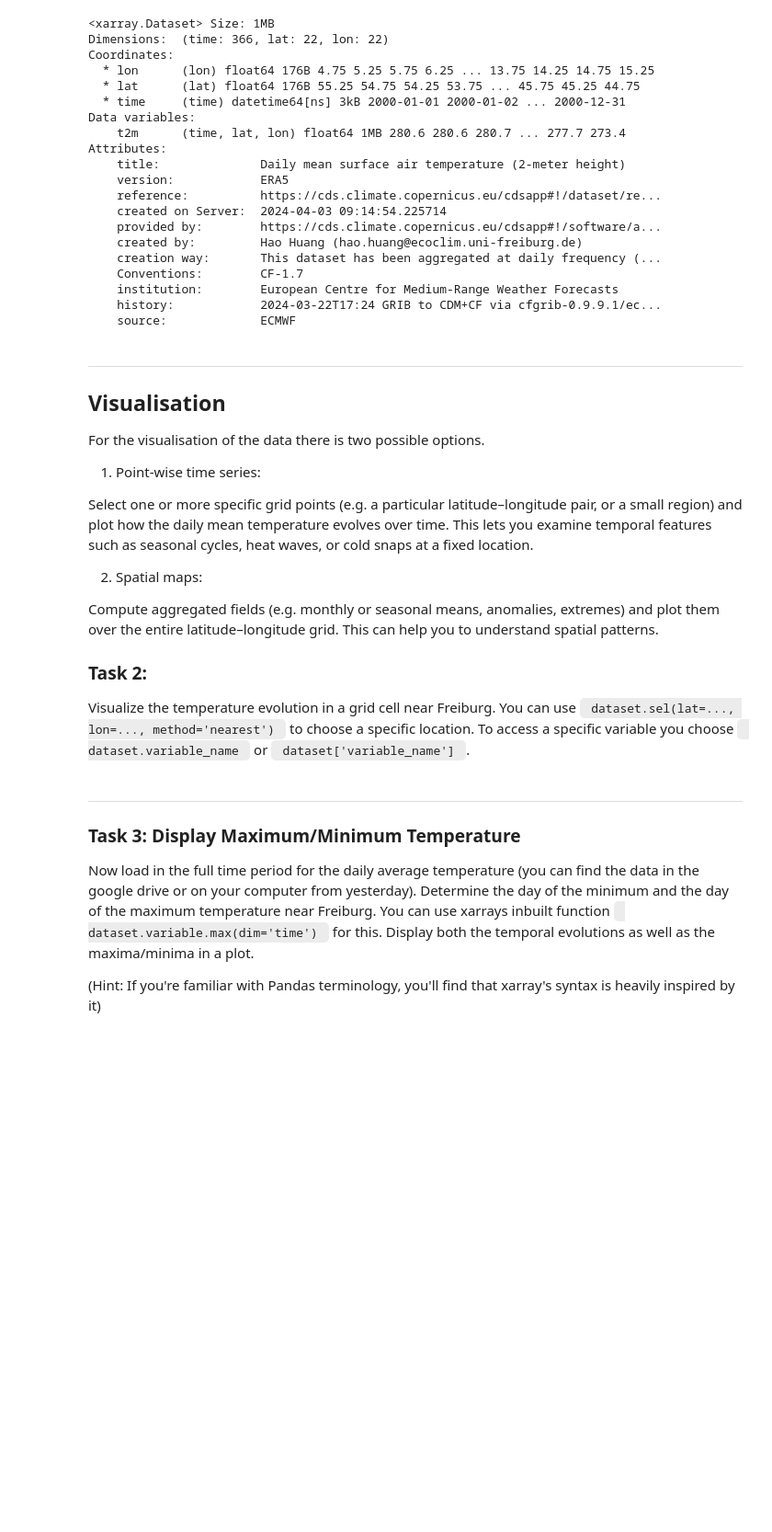
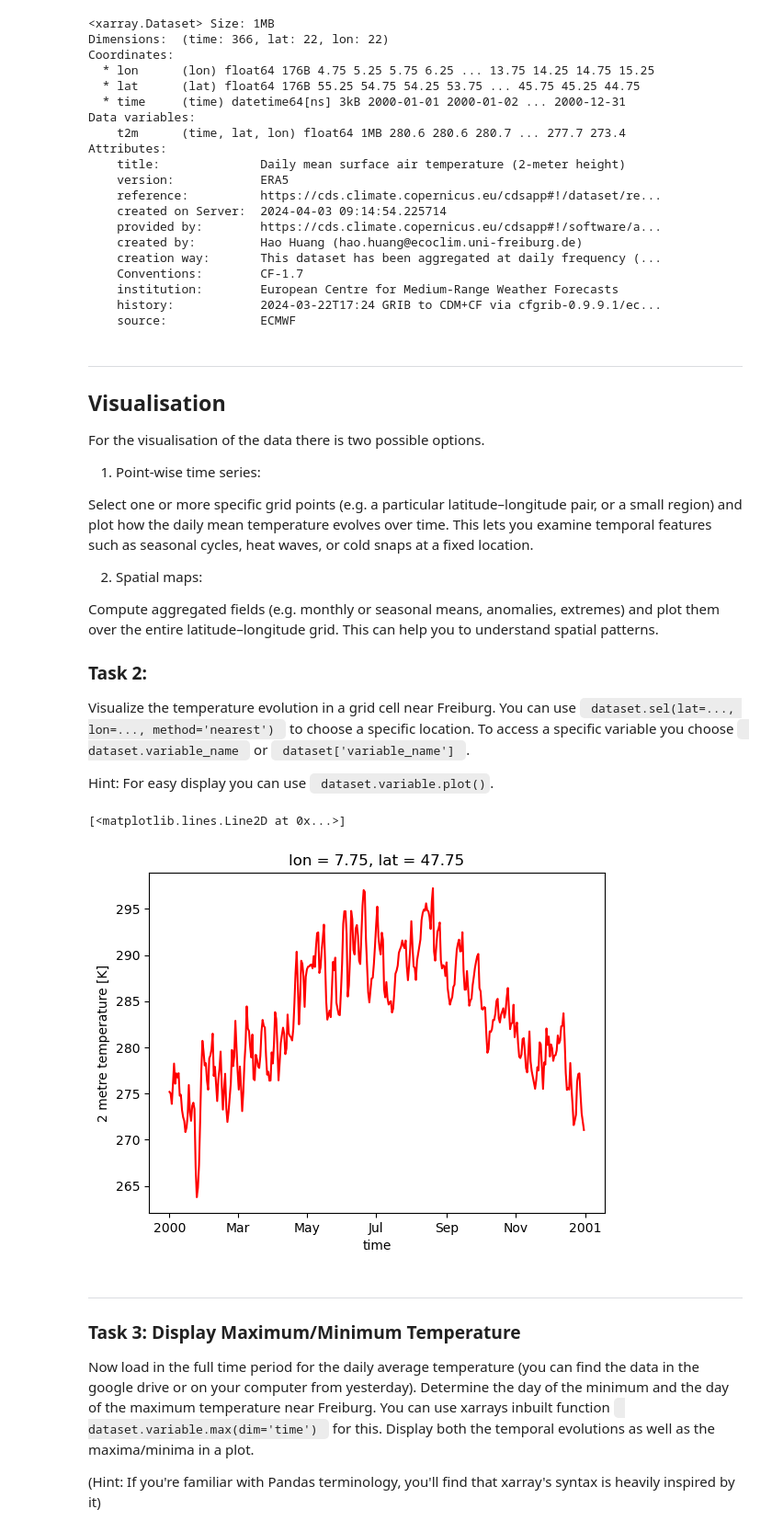
Before and after one commit to piaecoclim/applied_landsurface_modeling, a Jupyter notebook: NetCDFTutorial/netCDF_Tutorial_Students.ipynb, the cells around one changed output. Shown at 92% size. Cells and saved outputs as stored; diff of their text form; code cells hidden in the pictures; blank space fills up the shorter version.

```diff
--- a/NetCDFTutorial/netCDF_Tutorial_Students.ipynb
+++ b/NetCDFTutorial/netCDF_Tutorial_Students.ipynb
@@ -75,3 +75,5 @@ Compute aggregated fields (e.g. monthly or seasonal means, anomalies, extremes)
 
 ### Task 2:
 Visualize the temperature evolution in a grid cell near Freiburg. You can use <code> dataset.sel(lat=..., lon=..., method='nearest') </code> to choose a specific location. To access a specific variable you choose <code> dataset.variable_name </code> or <code> dataset['variable_name'] </code>.
+
+Hint: For easy display you can use <code> dataset.variable.plot()</code>.
@@ -82,3 +80,11 @@ temp_freiburg = #add your code here
+# %%
+temp_freiburg = data.sel(lon=7.85, lat=47.99, method='nearest')
+#add code for visualisation
+fig, ax = plt.subplots()
+temp_freiburg.t2m.plot(ax=ax, color='red', label='Freiburg')
+# %% [output]
+[<matplotlib.lines.Line2D at 0x...>]
+[figure, added]
 # %% [markdown]
 ---
 
```
Also changed, not shown: parts of 2 cells of this notebook.
